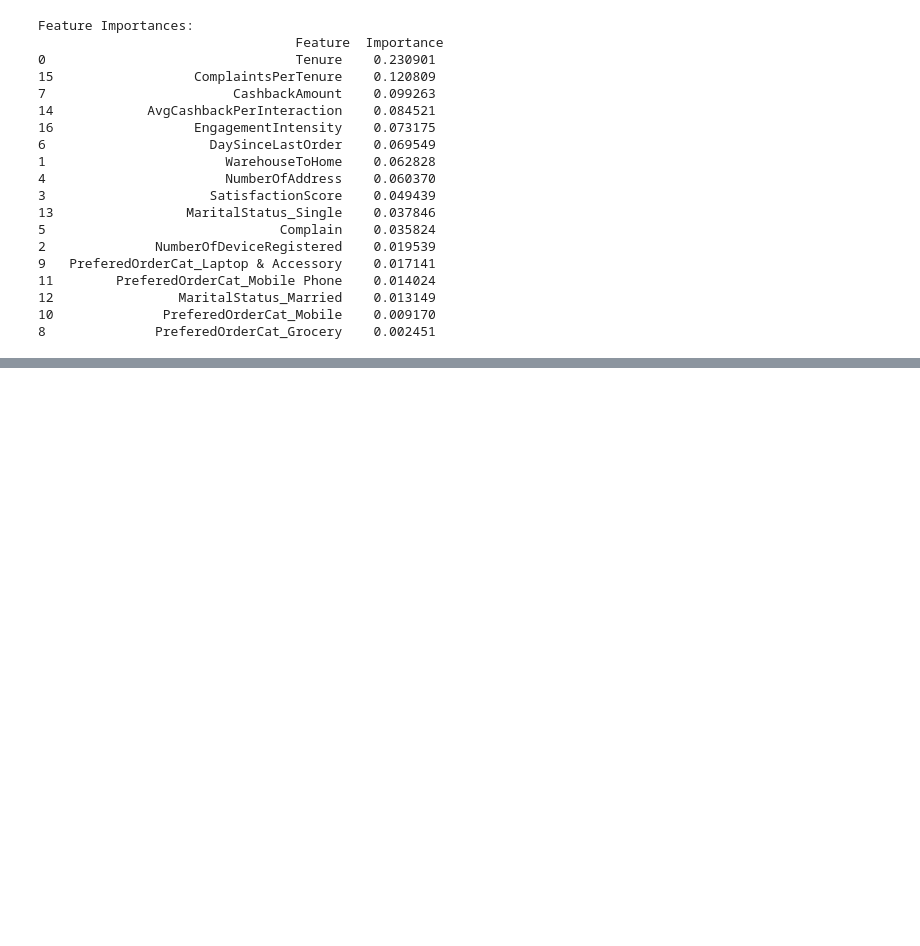
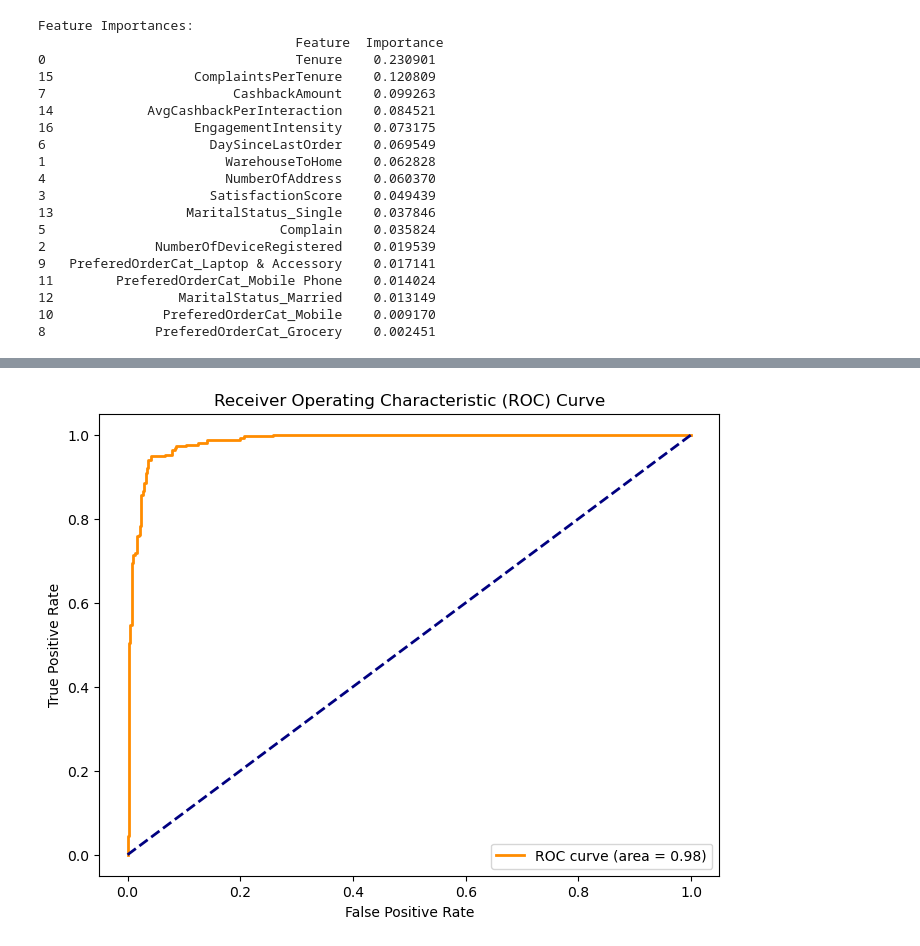
Before and after one commit to MiltonGreat/Customer-Churn-Prediction, a Jupyter notebook: Customer Churn.ipynb, the cells around one changed output, grey strips where cells are left out. Cells and saved outputs as stored; diff of their text form; code cells hidden in the pictures; blank space fills up the shorter version.

```diff
--- a/Customer Churn.ipynb
+++ b/Customer Churn.ipynb
@@ -457,0 +357,14 @@ shap.force_plot(explainer.expected_value, shap_values[row_to_explain], X_subset.
+# %%
+# Split the data into training and testing sets
+X_train, X_test, y_train, y_test = train_test_split(X_balanced, y_balanced, test_size=0.2, random_state=42)
+
+# Train XGBoost Classifier
+xgb_clf = XGBClassifier(objective='binary:logistic',
+                        scale_pos_weight=len(y_train[y_train == 0]) / len(y_train[y_train == 1]),
+                        random_state=42)
+xgb_clf.fit(X_train, y_train)
+
+# Predict and evaluate
+y_pred_xgb = xgb_clf.predict(X_test)
+print("\nXGBoost Confusion Matrix:\n", confusion_matrix(y_test, y_pred_xgb))
+print("\nXGBoost Classification Report:\n", classification_report(y_test, y_pred_xgb))
@@ -457,0 +392,14 @@ shap.force_plot(explainer.expected_value, shap_values[row_to_explain], X_subset.
+# %%
+# Plot ROC Curve for XGBoost
+fpr, tpr, _ = roc_curve(y_test, xgb_clf.predict_proba(X_test)[:, 1])
+roc_auc = roc_auc_score(y_test, xgb_clf.predict_proba(X_test)[:, 1])
+plt.figure(figsize=(8,6))
+plt.plot(fpr, tpr, color='darkorange', lw=2, label=f'ROC curve (area = {roc_auc:.2f})')
+plt.plot([0, 1], [0, 1], color='navy', lw=2, linestyle='--')
+plt.xlabel('False Positive Rate')
+plt.ylabel('True Positive Rate')
+plt.title('Receiver Operating Characteristic (ROC) Curve')
+plt.legend(loc='lower right')
+plt.show()
+# %% [output]
+[figure, added]
```
Also changed, not shown: parts of 30 cells of this notebook.
